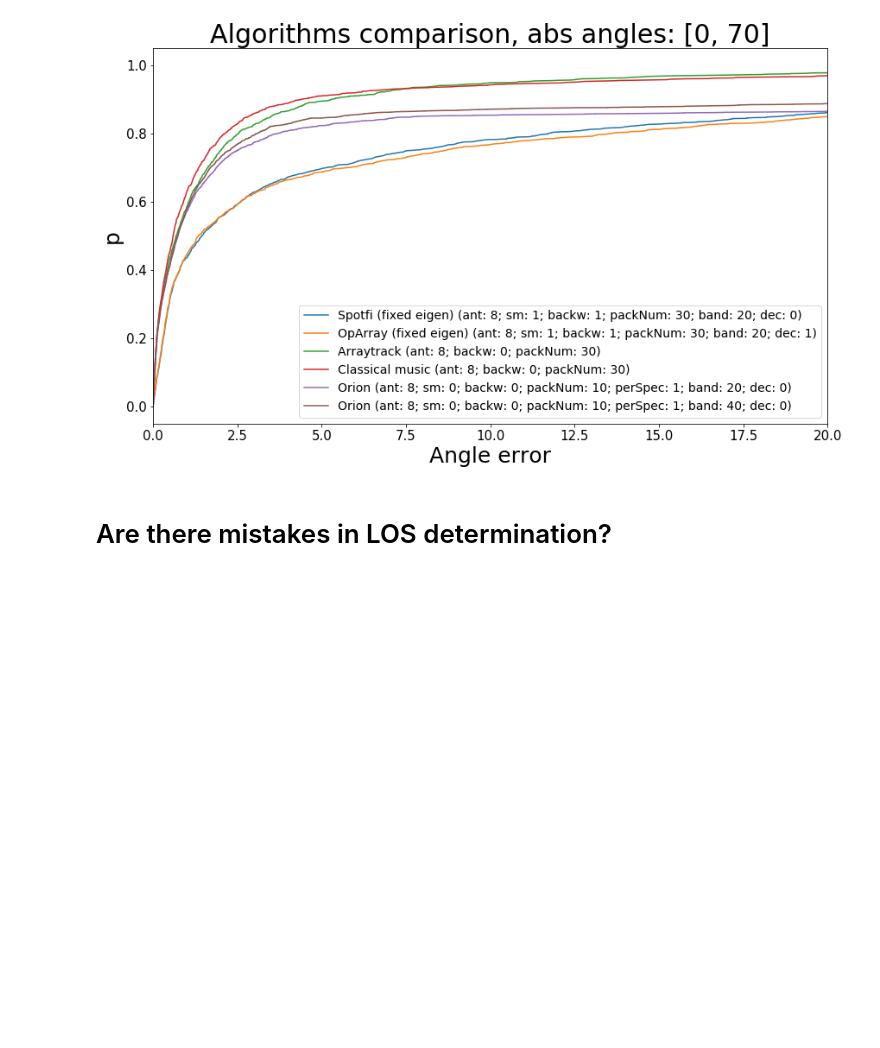
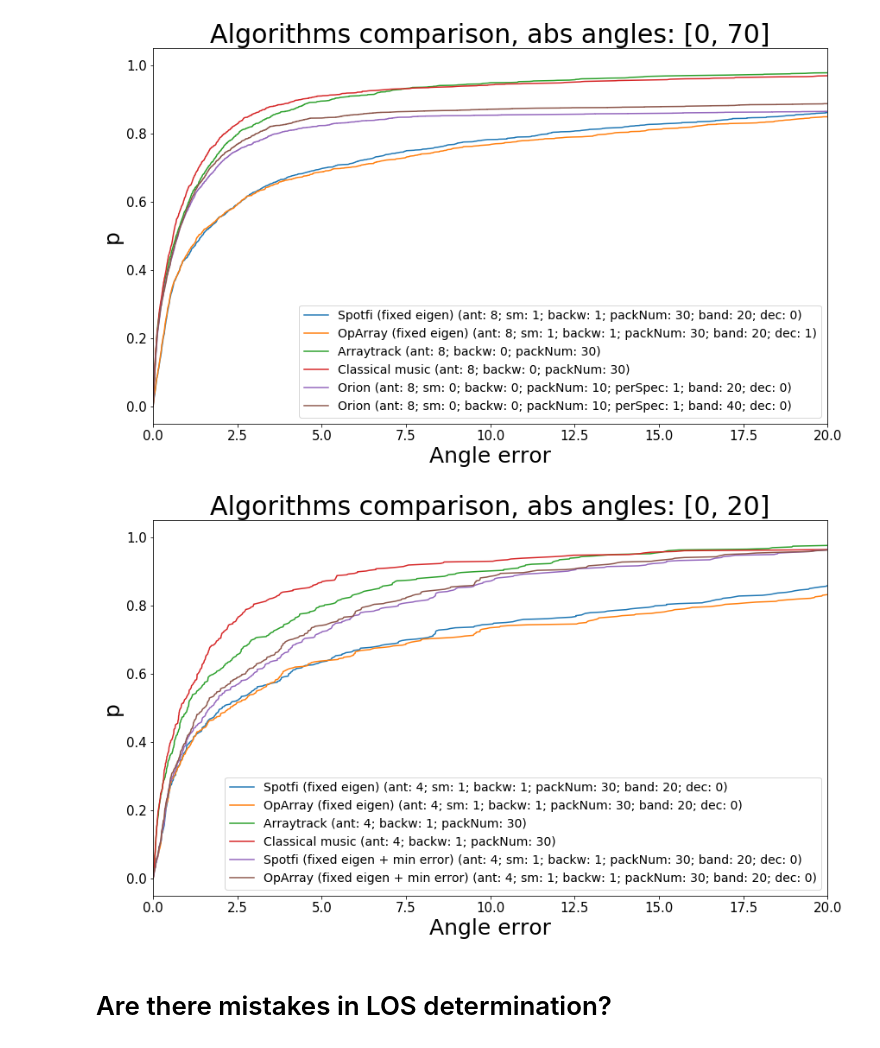
Before and after one commit to MolVlad/Angle-of-Arrival-Estimation-Simulation, a Jupyter notebook: results.ipynb, the cells around one changed output. Drawn from its saved outputs; the diff is of its cells as text; code cells hidden in the pictures; blank space fills up the shorter version.

```diff
--- a/results.ipynb
+++ b/results.ipynb
@@ -706,6 +729,19 @@ p = [p1,p2,p3,p4,p5,p6]
 plotResults(p, [0, 70], "Algorithms comparison, abs angles: [0, 70]", 20)
 # %% [output]
 [figure]
+# %%
+p1 = param(alg="spotfi_fixed", ant=4, sm=1, backw=1, packNum=30, band=20, dec=0, seed_lim=2000)
+p2 = param(alg="oparray_fixed", ant=4, sm=1, backw=1, packNum=30, band=20, dec=0, seed_lim=2000)
+p3 = param(alg="arraytrack", ant=4, backw=1, packNum=30, seed_lim=2000)
+p4 = param(alg="music", ant=4, backw=1, packNum=30, seed_lim=2000)
+p5 = param(alg="spotfi_fixed_min", ant=4, sm=1, backw=1, packNum=30, band=20, dec=0, seed_lim=2000)
+p6 = param(alg="oparray_fixed_min", ant=4, sm=1, backw=1, packNum=30, band=20, dec=0, seed_lim=2000)
+
+p = [p1,p2,p3,p4,p5,p6]
+
+plotResultsModified(p, [0, 20], "Algorithms comparison, abs angles: [0, 20]", 20)
+# %% [output]
+[figure, added]
 # %% [markdown]
 # Are there mistakes in LOS determination?
 # %%
```
Also changed, not shown: parts of 2 cells of this notebook.
